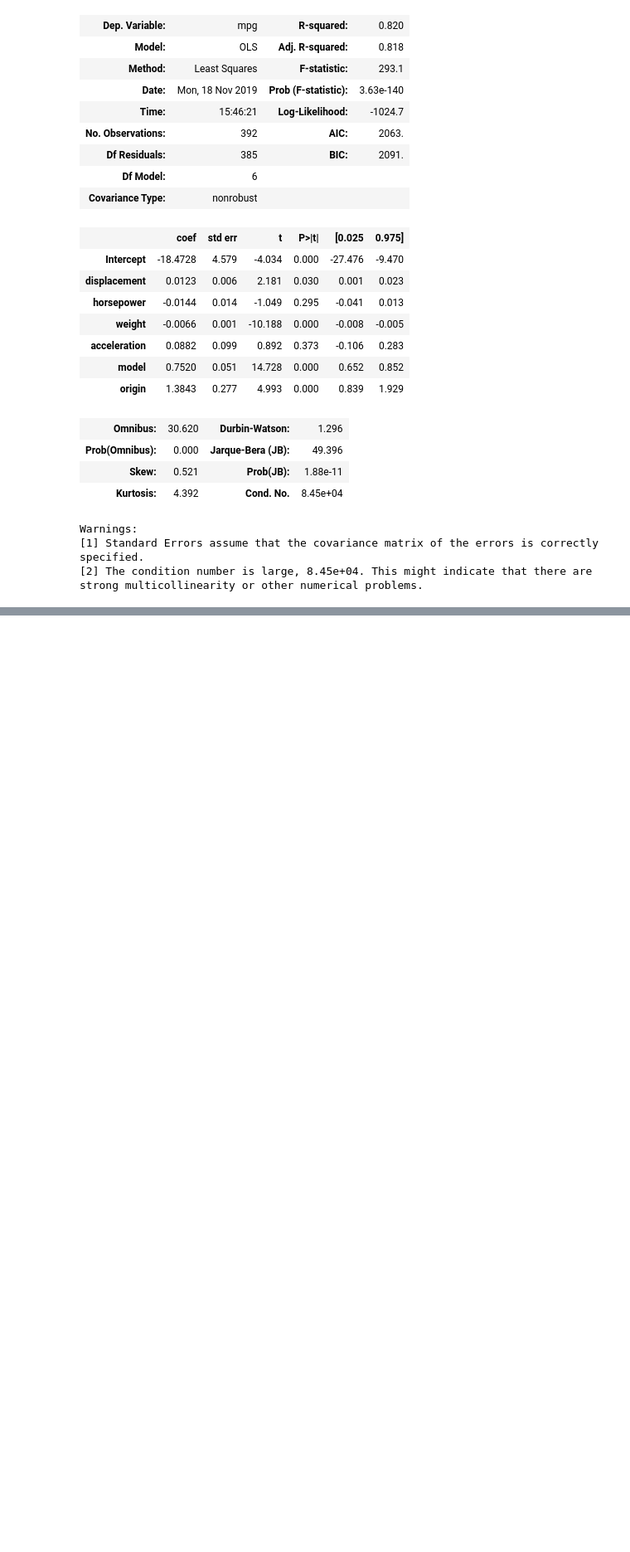
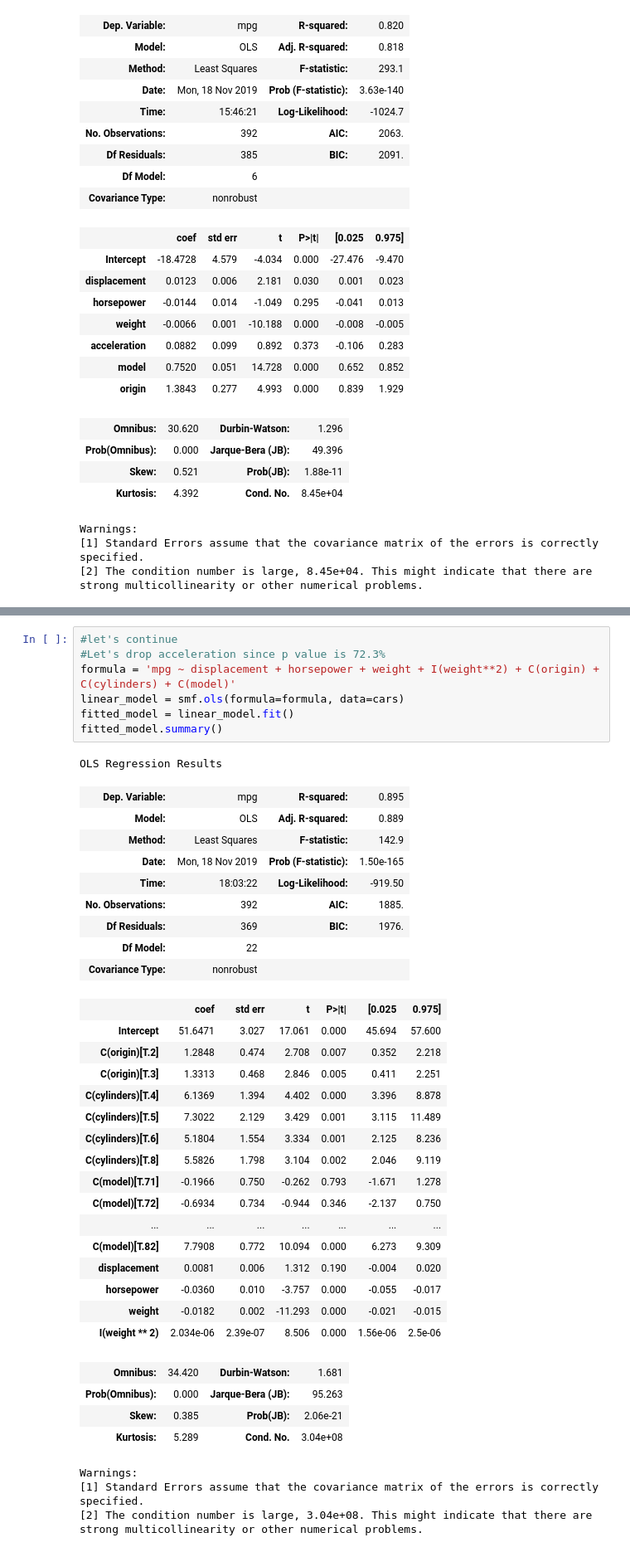
Before and after one commit to randifico/INTRO-TO-DATA-ANALYSIS, a Jupyter notebook: cars.ipynb, the cells around one changed output, grey strips where cells are left out. Shown at 83% size. Drawn from its saved outputs; the diff is of its cells as text; blank space fills up the shorter version.

```diff
--- a/cars.ipynb
+++ b/cars.ipynb
@@ -837,0 +894,42 @@ strong multicollinearity or other numerical problems.
+# %%
+#let's continue
+#Let's drop acceleration since p value is 72.3%
+formula = 'mpg ~ displacement + horsepower + weight + I(weight**2) + C(origin) + C(cylinders) + C(model)'
+linear_model = smf.ols(formula=formula, data=cars)
+fitted_model = linear_model.fit()
+fitted_model.summary()
+# %% [output]
+OLS Regression Results
+| Dep. Variable: | mpg | R-squared: | 0.895 |
+| Model: | OLS | Adj. R-squared: | 0.889 |
+| Method: | Least Squares | F-statistic: | 142.9 |
+| Date: | Mon, 18 Nov 2019 | Prob (F-statistic): | 1.50e-165 |
+| Time: | 18:03:22 | Log-Likelihood: | -919.50 |
+| No. Observations: | 392 | AIC: | 1885. |
+| Df Residuals: | 369 | BIC: | 1976. |
+| Df Model: | 22 |  |  |
+| Covariance Type: | nonrobust |  |  |
+|  | coef | std err | t | P>|t| | [0.025 | 0.975] |
+| Intercept | 51.6471 | 3.027 | 17.061 | 0.000 | 45.694 | 57.600 |
+| C(origin)[T.2] | 1.2848 | 0.474 | 2.708 | 0.007 | 0.352 | 2.218 |
+| C(origin)[T.3] | 1.3313 | 0.468 | 2.846 | 0.005 | 0.411 | 2.251 |
+| C(cylinders)[T.4] | 6.1369 | 1.394 | 4.402 | 0.000 | 3.396 | 8.878 |
+| C(cylinders)[T.5] | 7.3022 | 2.129 | 3.429 | 0.001 | 3.115 | 11.489 |
+| C(cylinders)[T.6] | 5.1804 | 1.554 | 3.334 | 0.001 | 2.125 | 8.236 |
+| C(cylinders)[T.8] | 5.5826 | 1.798 | 3.104 | 0.002 | 2.046 | 9.119 |
+| C(model)[T.71] | -0.1966 | 0.750 | -0.262 | 0.793 | -1.671 | 1.278 |
+| C(model)[T.72] | -0.6934 | 0.734 | -0.944 | 0.346 | -2.137 | 0.750 |
+| ... | ... | ... | ... | ... | ... | ... |
+| C(model)[T.82] | 7.7908 | 0.772 | 10.094 | 0.000 | 6.273 | 9.309 |
+| displacement | 0.0081 | 0.006 | 1.312 | 0.190 | -0.004 | 0.020 |
+| horsepower | -0.0360 | 0.010 | -3.757 | 0.000 | -0.055 | -0.017 |
+| weight | -0.0182 | 0.002 | -11.293 | 0.000 | -0.021 | -0.015 |
+| I(weight ** 2) | 2.034e-06 | 2.39e-07 | 8.506 | 0.000 | 1.56e-06 | 2.5e-06 |
+| Omnibus: | 34.420 | Durbin-Watson: | 1.681 |
+| Prob(Omnibus): | 0.000 | Jarque-Bera (JB): | 95.263 |
+| Skew: | 0.385 | Prob(JB): | 2.06e-21 |
+| Kurtosis: | 5.289 | Cond. No. | 3.04e+08 |
+Warnings:
+[1] Standard Errors assume that the covariance matrix of the errors is correctly specified.
+[2] The condition number is large, 3.04e+08. This might indicate that there are
+strong multicollinearity or other numerical problems.
```
Also changed, not shown: parts of 7 cells of this notebook, 1 other file.
